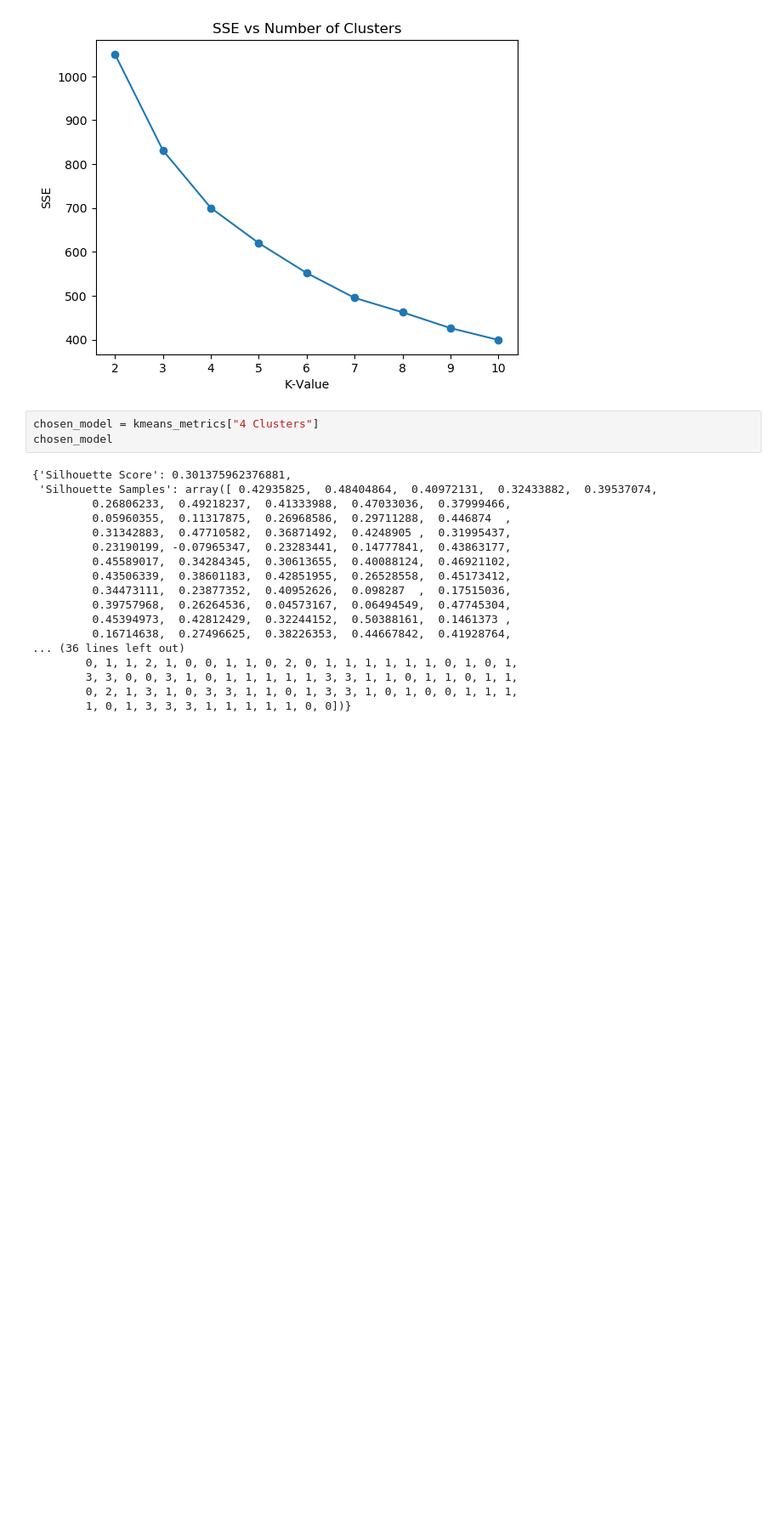
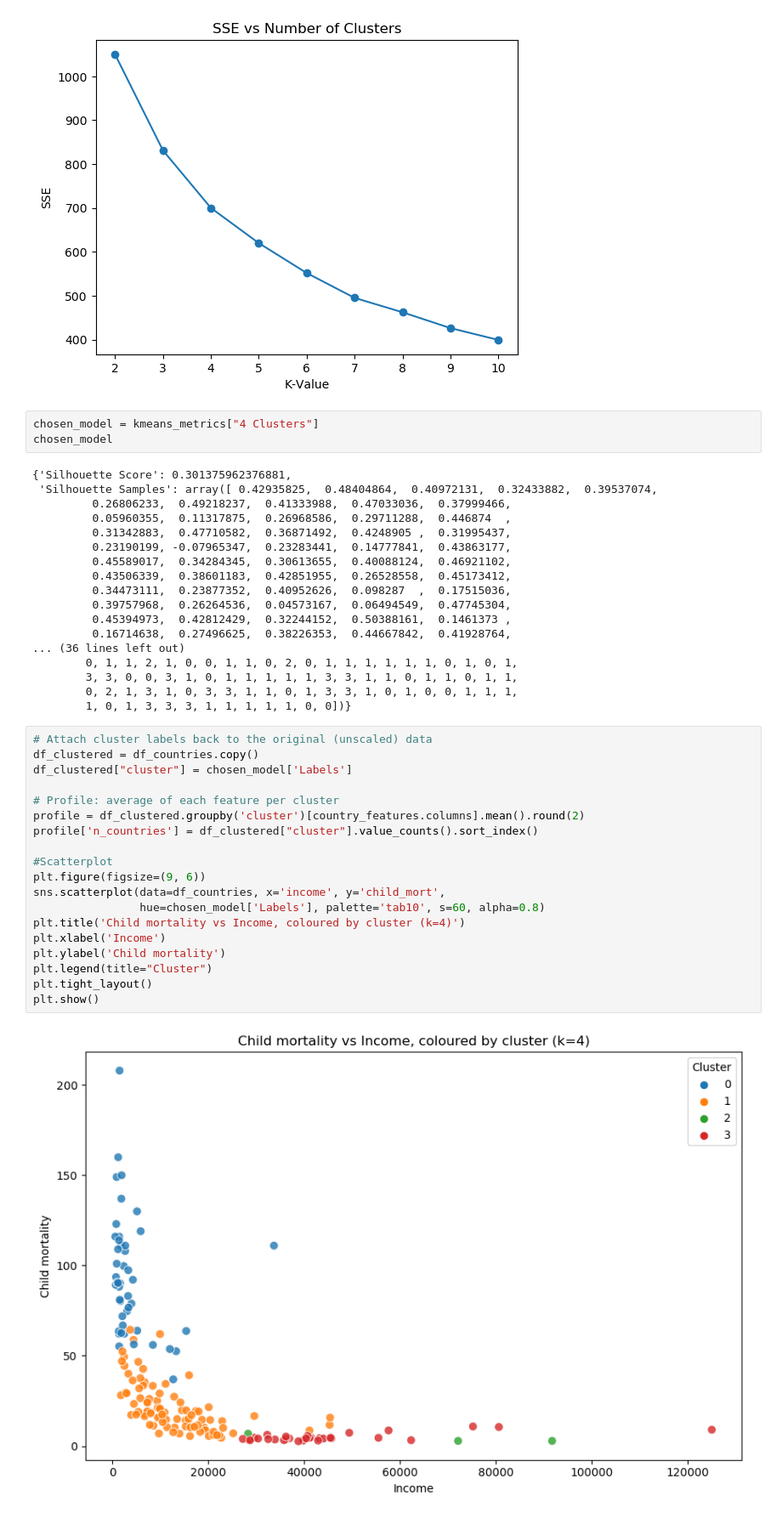
Before and after one commit to LudicrusTwrtle/Unsupervised_ML_Coursework, a Jupyter notebook: Assignment 1/assignment_1.ipynb, the cells around one changed output. Shown at 85% size. Saved outputs shown, nothing was run; the diff lists cells and outputs as text; blank space fills up the shorter version.

Commit message:
Scatter plot showing 4 clusters

```diff
--- a/Assignment 1/assignment_1.ipynb
+++ b/Assignment 1/assignment_1.ipynb
@@ -218,3 +218,24 @@ chosen_model
         3, 3, 0, 0, 3, 1, 0, 1, 1, 1, 1, 1, 3, 3, 1, 1, 0, 1, 1, 0, 1, 1,
         0, 2, 1, 3, 1, 0, 3, 3, 1, 1, 0, 1, 3, 3, 1, 0, 1, 0, 0, 1, 1, 1,
         1, 0, 1, 3, 3, 3, 1, 1, 1, 1, 1, 0, 0])}
+# %%
+# Attach cluster labels back to the original (unscaled) data
+df_clustered = df_countries.copy()
+df_clustered["cluster"] = chosen_model['Labels']
+
+# Profile: average of each feature per cluster
+profile = df_clustered.groupby('cluster')[country_features.columns].mean().round(2)
+profile['n_countries'] = df_clustered["cluster"].value_counts().sort_index()
+
+#Scatterplot
+plt.figure(figsize=(9, 6))
+sns.scatterplot(data=df_countries, x='income', y='child_mort',
+                hue=chosen_model['Labels'], palette='tab10', s=60, alpha=0.8)
+plt.title('Child mortality vs Income, coloured by cluster (k=4)')
+plt.xlabel('Income')
+plt.ylabel('Child mortality')
+plt.legend(title="Cluster")
+plt.tight_layout()
+plt.show()
+# %% [output]
+[figure, added]
```
